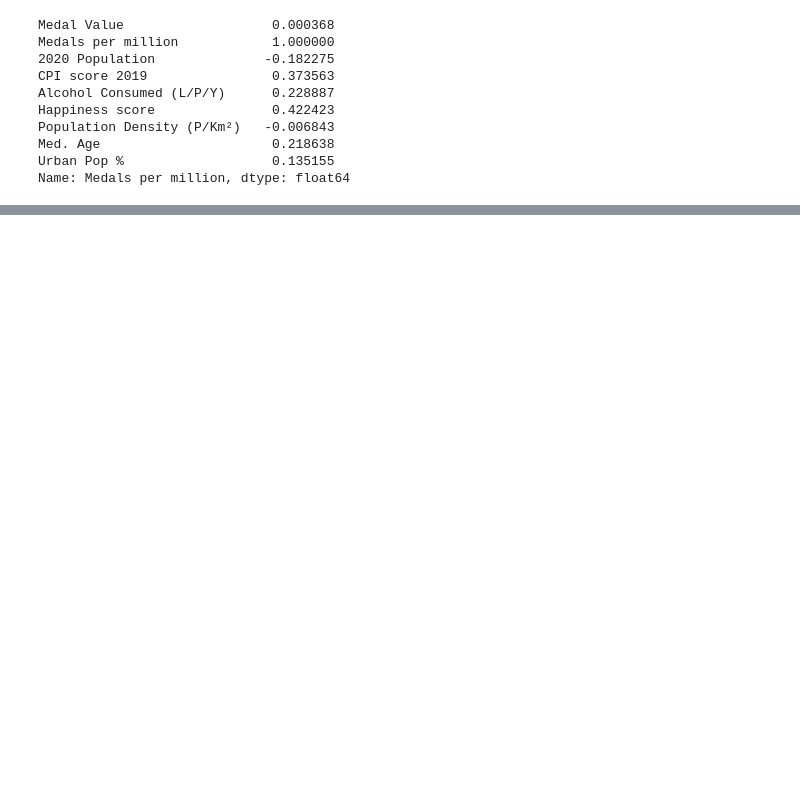
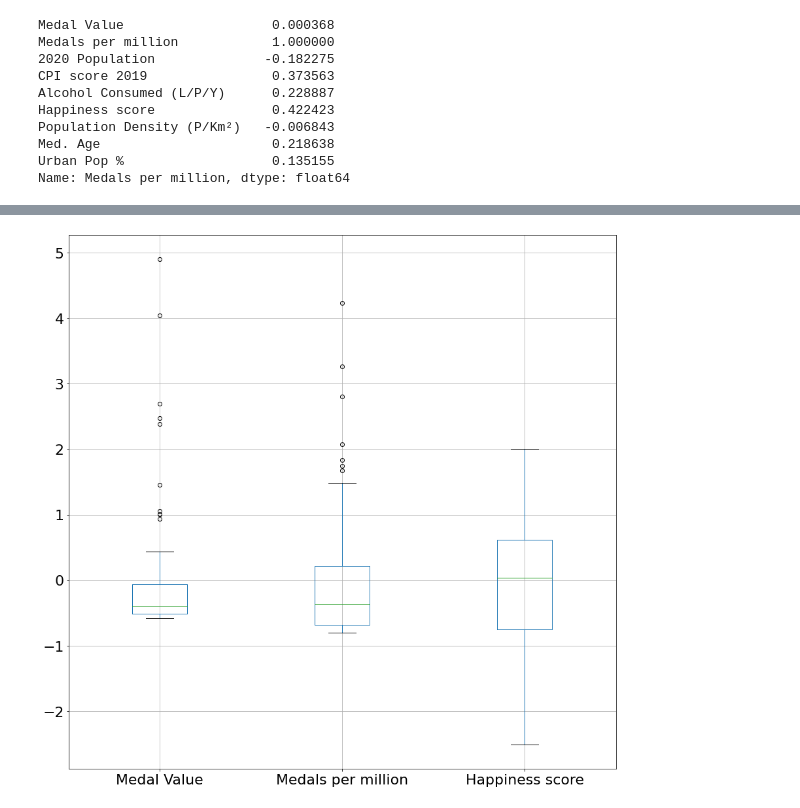
Before and after one commit to karolinahhh/data_wrangling, a Jupyter notebook: project_gr30.ipynb, the cells around one changed output, grey strips where cells are left out. Cells and saved outputs as stored; diff of their text form; code cells hidden in the pictures; blank space fills up the shorter version.

```diff
--- a/project_gr30.ipynb
+++ b/project_gr30.ipynb
@@ -271,0 +353,20 @@ Name: Medals per million, dtype: float64
+# %%
+
+from sklearn.preprocessing import StandardScaler
+scaler = StandardScaler()
+
+
+# create a new dataframe with the standardized data
+new_df = df_no_outliers[['Country_x', 'Medal Value', 'Medals per million', 'Happiness score']]
+
+
+# standardize the data
+new_df['Medal Value'] = scaler.fit_transform(new_df[['Medal Value']])
+new_df['Medals per million'] = scaler.fit_transform(new_df[['Medals per million']])
+new_df['Happiness score'] = scaler.fit_transform(new_df[['Happiness score']])
+
+
+new_df.boxplot(column=['Medal Value', 'Medals per million', 'Happiness score'], figsize=(15,15))
+plt.show()
+# %% [output]
+[figure, added]
```
Also changed, not shown: parts of 5 cells of this notebook.
